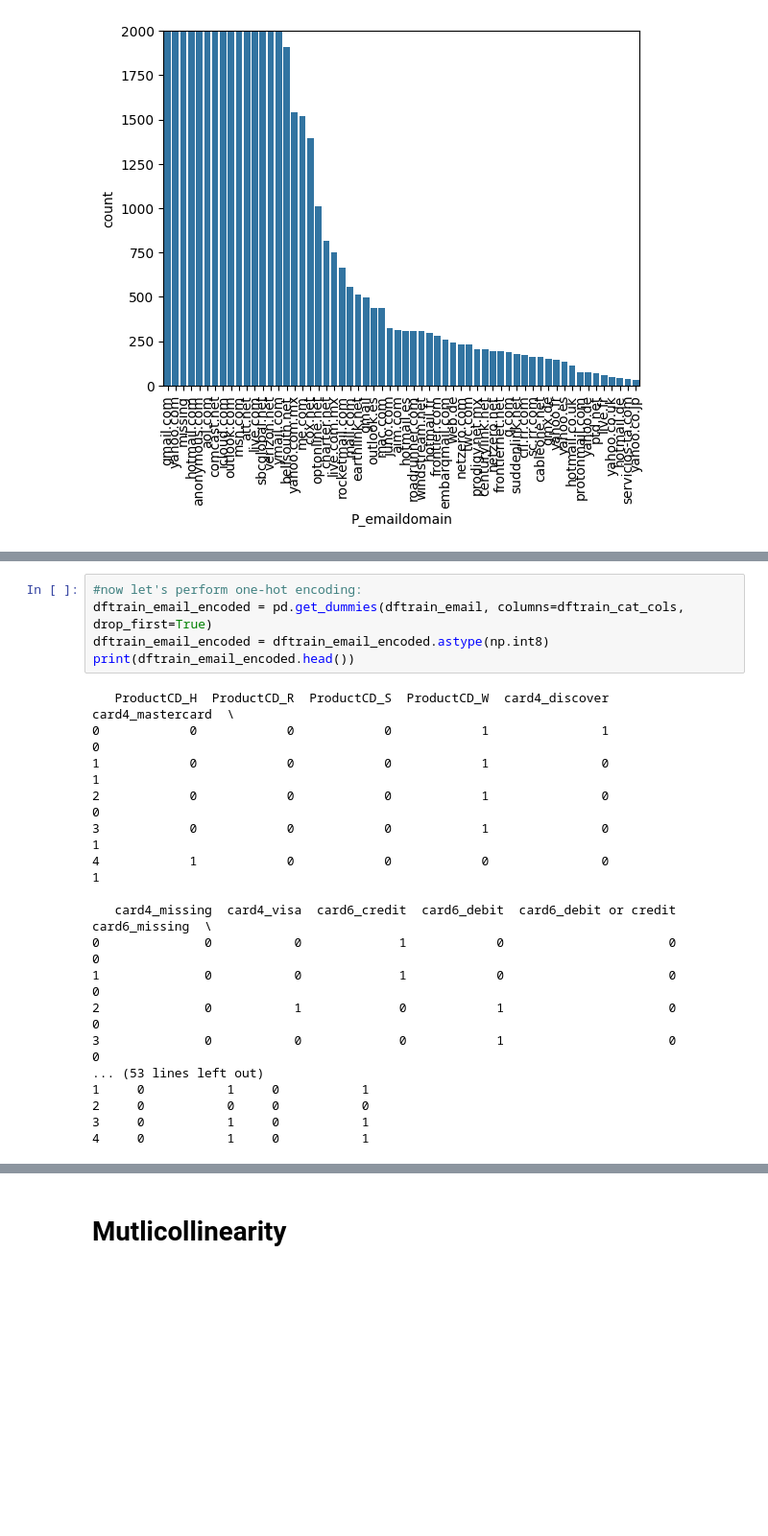
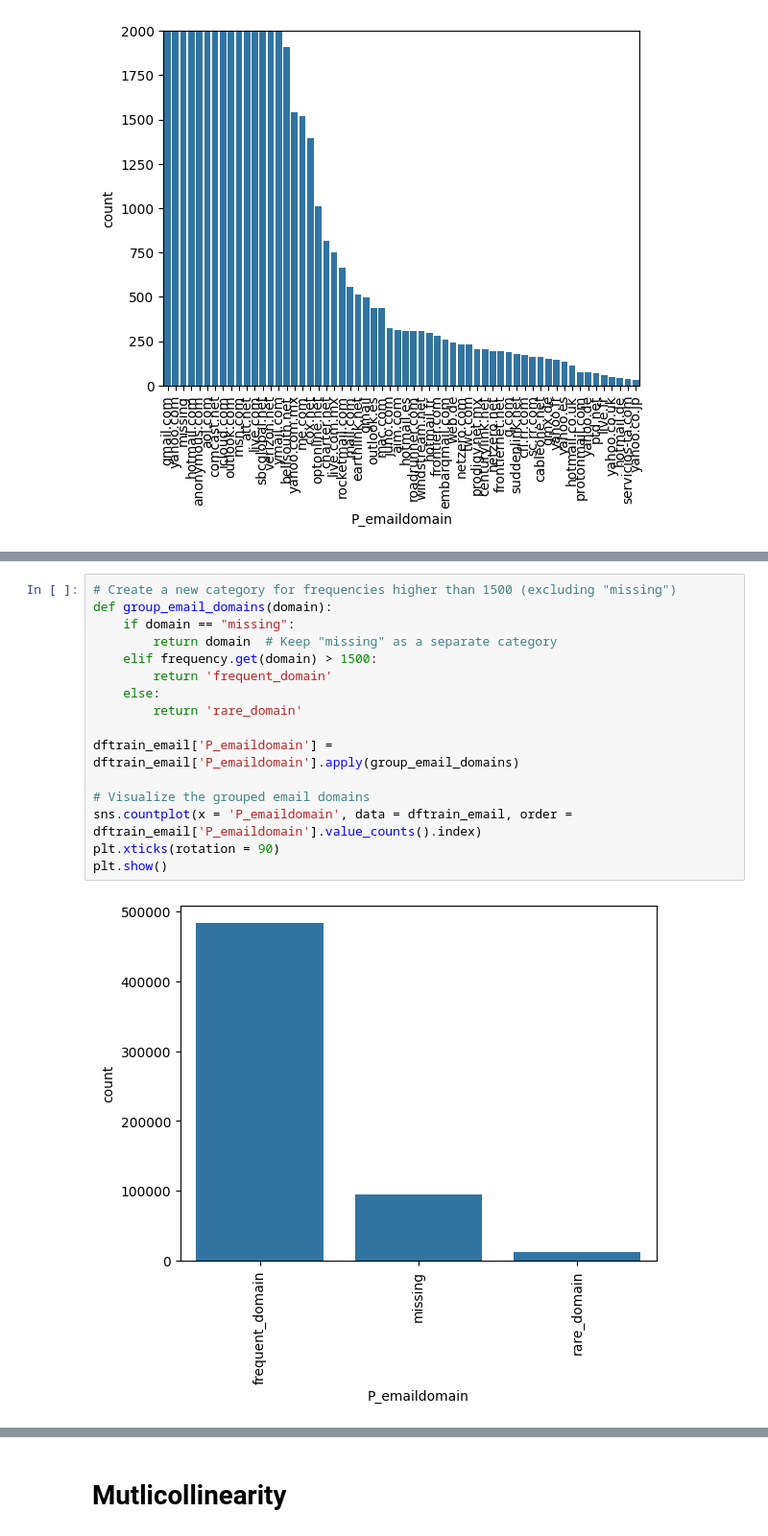
Before and after one commit to tscherli/fraud-detection, a Jupyter notebook: fraud_detection.ipynb, the cells around one changed output, grey strips where cells are left out. Shown at 96% size. Drawn from its saved outputs; the diff is of its cells as text; blank space fills up the shorter version.

```diff
--- a/fraud_detection.ipynb
+++ b/fraud_detection.ipynb
@@ -637,23 +568,18 @@ plt.xticks(rotation = 90)
-# %%
-#now let's perform one-hot encoding:
-dftrain_email_encoded = pd.get_dummies(dftrain_email, columns=dftrain_cat_cols, drop_first=True)
-dftrain_email_encoded = dftrain_email_encoded.astype(np.int8)
-print(dftrain_email_encoded.head())
-# %% [output]
-   ProductCD_H  ProductCD_R  ProductCD_S  ProductCD_W  card4_discover  card4_mastercard  \
-0            0            0            0            1               1                 0
-1            0            0            0            1               0                 1
-2            0            0            0            1               0                 0
-3            0            0            0            1               0                 1
-4            1            0            0            0               0                 1
-
-   card4_missing  card4_visa  card6_credit  card6_debit  card6_debit or credit  card6_missing  \
-0              0           0             1            0                      0              0
-1              0           0             1            0                      0              0
-2              0           1             0            1                      0              0
-3              0           0             0            1                      0              0
-... (53 lines left out)
-1     0           1     0           1
-2     0           0     0           0
-3     0           1     0           1
-4     0           1     0           1
+# %%
+# Create a new category for frequencies higher than 1500 (excluding "missing")
+def group_email_domains(domain):
+    if domain == "missing":
+        return domain  # Keep "missing" as a separate category
+    elif frequency.get(domain) > 1500:
+        return 'frequent_domain'
+    else:
+        return 'rare_domain'
+
+dftrain_email['P_emaildomain'] = dftrain_email['P_emaildomain'].apply(group_email_domains)
+
+# Visualize the grouped email domains
+sns.countplot(x = 'P_emaildomain', data = dftrain_email, order = dftrain_email['P_emaildomain'].value_counts().index)
+plt.xticks(rotation = 90)
+plt.show()
+# %% [output]
+[figure, added]
```
Also changed, not shown: parts of 96 cells of this notebook.
